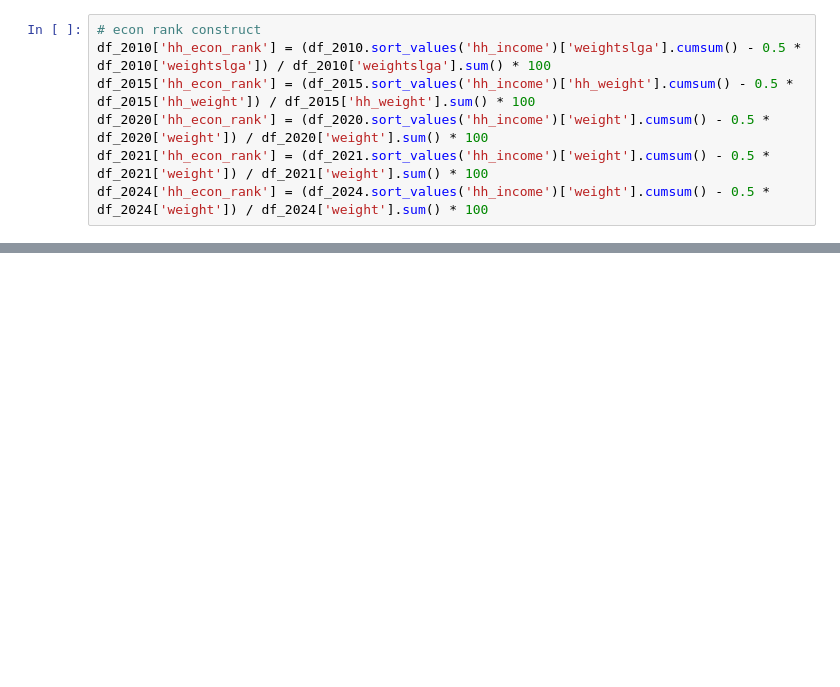
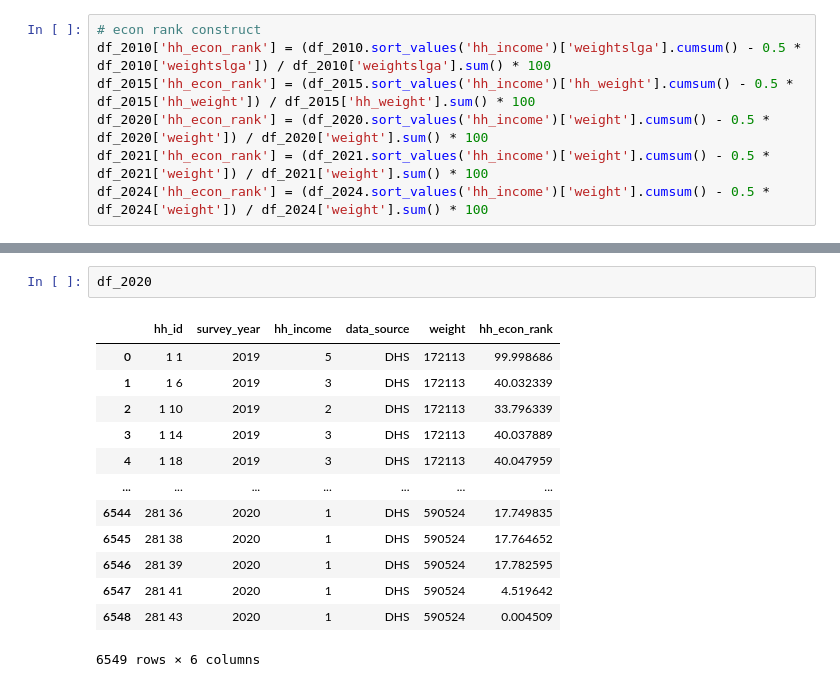
Before and after one commit to riley-wangdaiwei/GG, a Jupyter notebook: code/eventstudy_panel.ipynb, the cells around one changed output, grey strips where cells are left out. Saved outputs shown, nothing was run; the diff lists cells and outputs as text; blank space fills up the shorter version.

```diff
--- a/code/eventstudy_panel.ipynb
+++ b/code/eventstudy_panel.ipynb
@@ -93,0 +110,16 @@ df_2024['hh_econ_rank'] = (df_2024.sort_values('hh_income')['weight'].cumsum() -
+# %%
+df_2020
+# %% [output]
+|  | hh_id | survey_year | hh_income | data_source | weight | hh_econ_rank |
+| 0 | 1 1 | 2019 | 5 | DHS | 172113 | 99.998686 |
+| 1 | 1 6 | 2019 | 3 | DHS | 172113 | 40.032339 |
+| 2 | 1 10 | 2019 | 2 | DHS | 172113 | 33.796339 |
+| 3 | 1 14 | 2019 | 3 | DHS | 172113 | 40.037889 |
+| 4 | 1 18 | 2019 | 3 | DHS | 172113 | 40.047959 |
+| ... | ... | ... | ... | ... | ... | ... |
+| 6544 | 281 36 | 2020 | 1 | DHS | 590524 | 17.749835 |
+| 6545 | 281 38 | 2020 | 1 | DHS | 590524 | 17.764652 |
+| 6546 | 281 39 | 2020 | 1 | DHS | 590524 | 17.782595 |
+| 6547 | 281 41 | 2020 | 1 | DHS | 590524 | 4.519642 |
+| 6548 | 281 43 | 2020 | 1 | DHS | 590524 | 0.004509 |
+6549 rows × 6 columns
```
Also changed, not shown: parts of 6 cells of this notebook.
